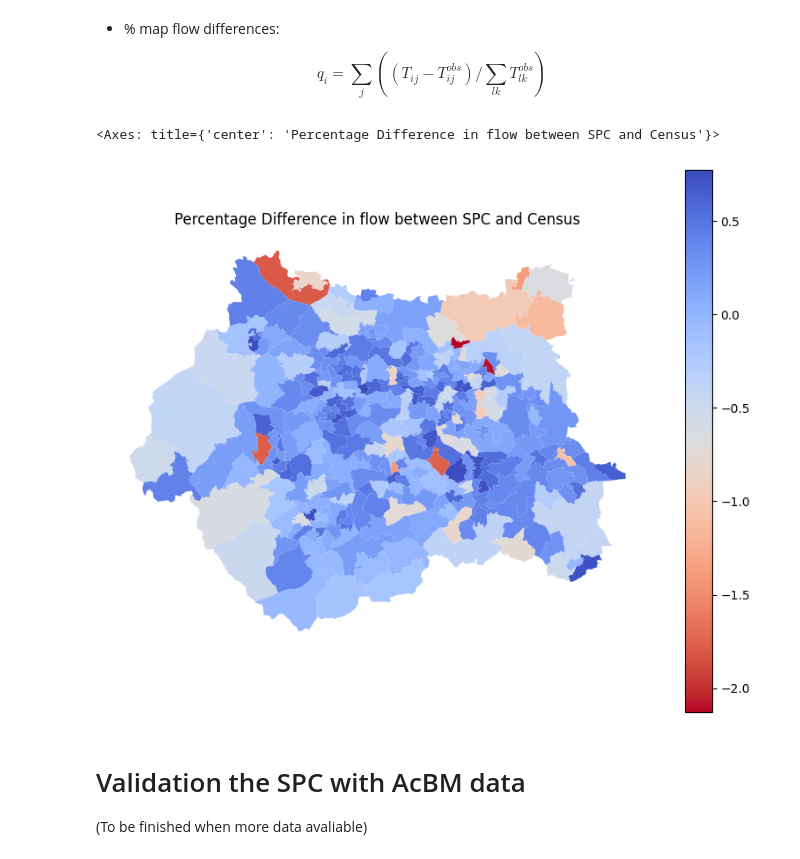
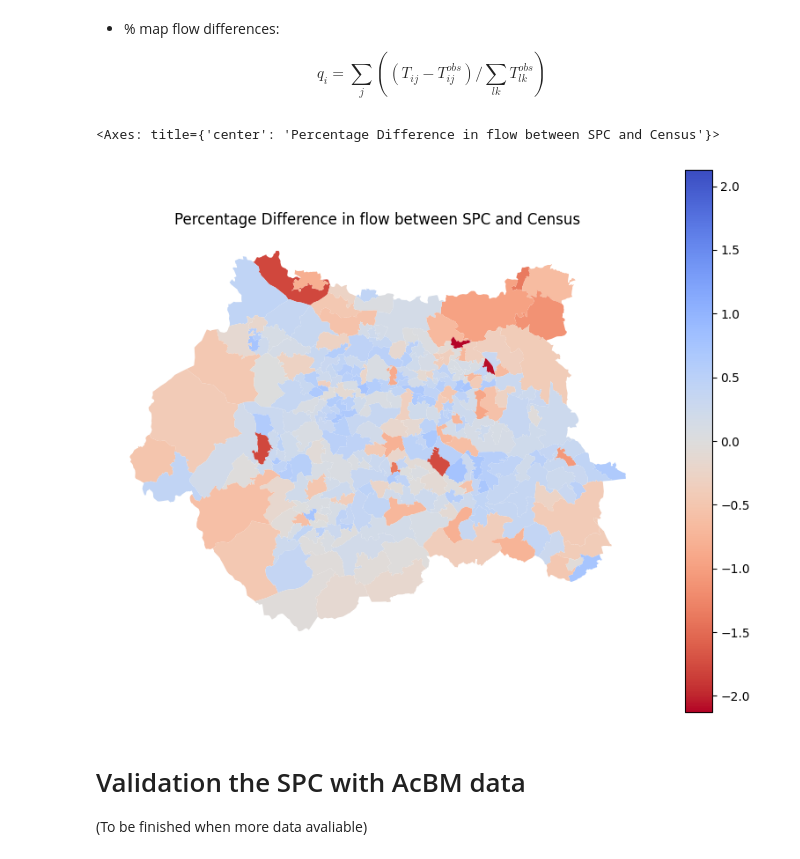
Before and after one commit to Urban-Analytics-Technology-Platform/acbm, a Jupyter notebook: notebooks/Validation_SPC_with Census.ipynb, the cells around one changed output. Drawn from its saved outputs; the diff is of its cells as text; code cells hidden in the pictures.

```diff
--- a/notebooks/Validation_SPC_with Census.ipynb
+++ b/notebooks/Validation_SPC_with Census.ipynb
@@ -736,17 +775,25 @@ array([[<Axes: title={'center': 'diff_abs'}>]], dtype=object)
 $$
   q_{i}=\sum\limits_{j}((T_{ij}-T^{obs}_{ij})/\sum\limits_{lk} T^{obs}_{lk})
 $$
-# %%
-# plot the differences
-fig, ax = plt.subplots(figsize=(10, 8))
-plt.axis("off")
-plt.title("Percentage Difference in flow between SPC and Census")
-West_yorkshire_MSOA.join(sum_dj, on="msoa11cd").plot(
-    column="diff_percentage", ax=ax, legend=True, cmap="coolwarm_r"
-)
-# %% [output]
-<Axes: title={'center': 'Percentage Difference in flow between SPC and Census'}>
-[figure, removed]
+# %%
+
+# plot the differences
+fig, ax = plt.subplots(figsize=(10, 8))
+plt.axis("off")
+plt.title("Percentage Difference in flow between SPC and Census")
+column = "diff_percentage"
+abs_max = sum_dj[column].abs().max()
+West_yorkshire_MSOA.join(sum_dj, on="msoa11cd").plot(
+    column,
+    ax=ax,
+    legend=True,
+    cmap="coolwarm_r",
+    vmin=-abs_max,
+    vmax=abs_max,
+)
+# %% [output]
+<Axes: title={'center': 'Percentage Difference in flow between SPC and Census'}>
+[figure, added]
 # %% [markdown]
 # Validation the SPC with AcBM data
 
```
Also changed, not shown: parts of 15 cells of this notebook.
